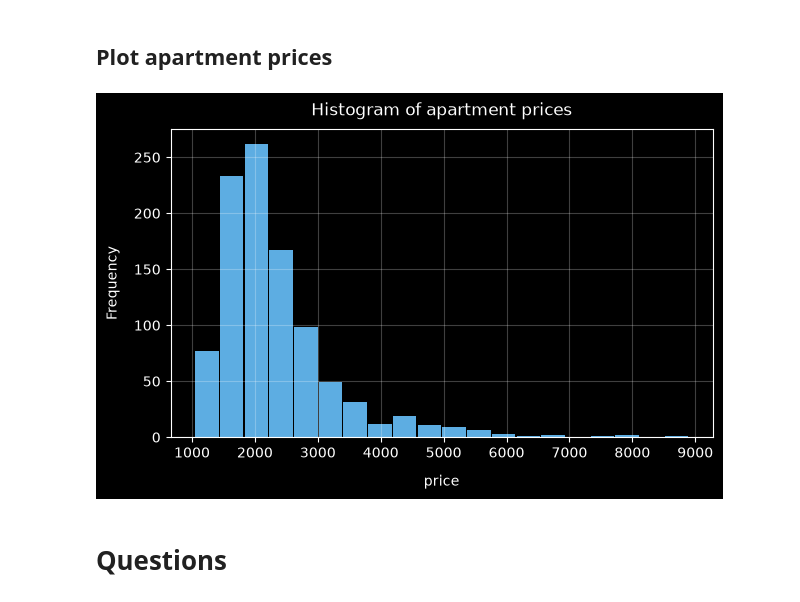
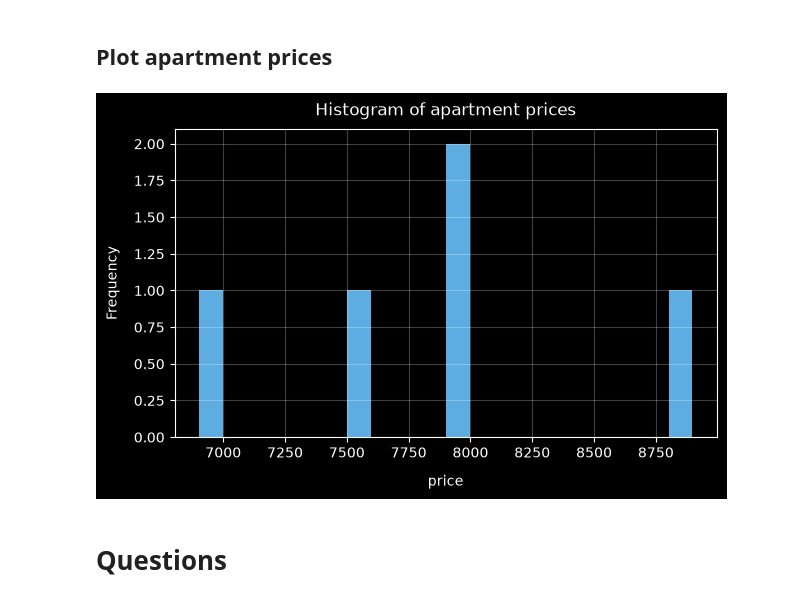
Before and after one commit to simonschmid30/python_postgresql_pgadmin, a Jupyter notebook: postgres_apartment_data.ipynb, the cells around one changed output. Cells and saved outputs as stored; diff of their text form; code cells hidden in the pictures.

```diff
--- a/postgres_apartment_data.ipynb
+++ b/postgres_apartment_data.ipynb
@@ -158,29 +155,29 @@ df_sub
 # %%
 # Plot Histogram
 fig = plt.figure( figsize=(7,4))
 plt.xticks(fontsize=14, rotation=0)
 plt.yticks(fontsize=14, rotation=0)
-n, bins, patches = plt.hist(x=df_sub['price'],
+n, bins, patches = plt.hist(x=df_sub.head()['price'],
                             bins=20,
                             color='#5DADE2',
                             alpha=1.00,
                             rwidth=0.95
                    )
 plt.ticklabel_format(style='plain')
 plt.grid(alpha=0.25)
 
 # Set labels
 plt.xlabel('price', fontsize=10, labelpad=10)
 plt.ylabel('Frequency', fontsize=10, labelpad=10)
 plt.title('Histogram of apartment prices', fontsize=12, pad=10)
 
 # Set fontsize of tick labels
 plt.xticks(fontsize = 10)
 plt.yticks(fontsize = 10)
 
 plt.show()
 # %% [output]
-[figure, old version]
+[figure, new version]
 # %% [markdown]
 # Questions
 # %% [markdown]
```
Also changed, not shown: parts of 17 cells of this notebook, 1 other file.
